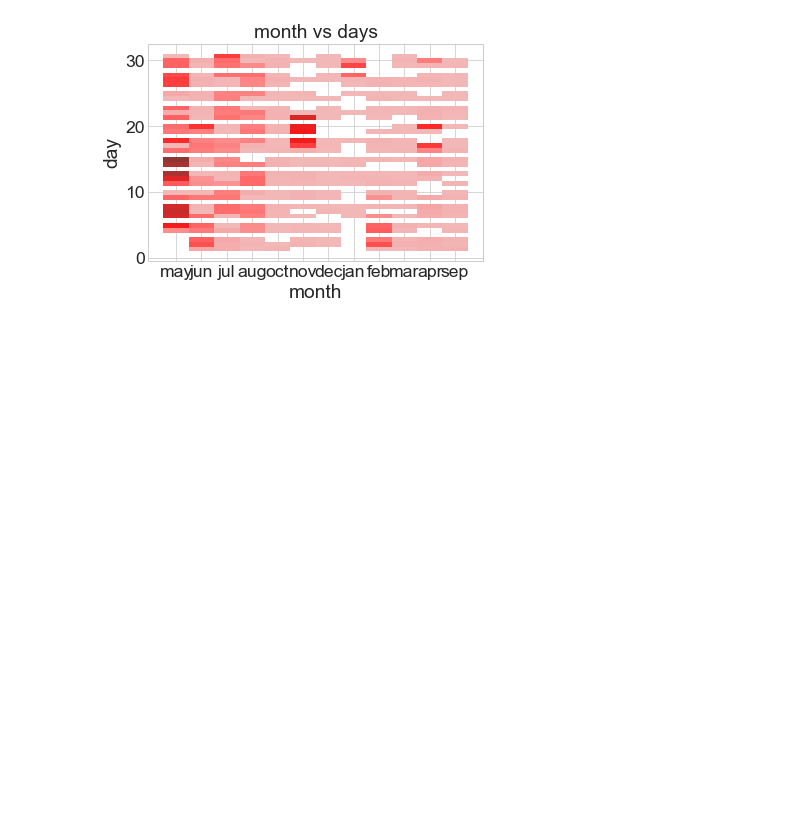
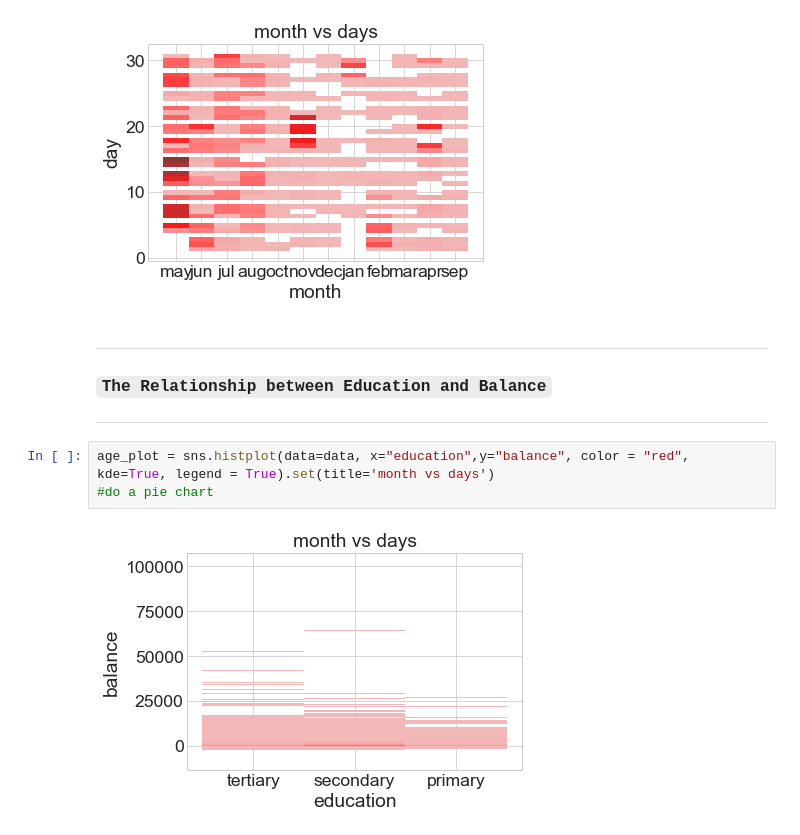
Before and after one commit to aditya230302/Bank-Full-EDA, a Jupyter notebook: bank123456789.ipynb, the cells around one changed output. Drawn from its saved outputs; the diff is of its cells as text; blank space fills up the shorter version.

Commit message:
Updated Graph & Markdown

```diff
--- a/bank123456789.ipynb
+++ b/bank123456789.ipynb
@@ -465,3 +506,12 @@ We can see as the age of the customer increases their balance is decreasing and
 age_plot = sns.histplot(data=data, x="month",y="day", color = "red", kde=True, legend = True).set(title='month vs days')
 # %% [output]
 [figure]
+# %% [markdown]
+***
+### **`The Relationship between Education and Balance`**
+***
+# %%
+age_plot = sns.histplot(data=data, x="education",y="balance", color = "red", kde=True, legend = True).set(title='month vs days')
+#do a pie chart
+# %% [output]
+[figure, added]
```
Also changed, not shown: parts of 30 cells of this notebook.
